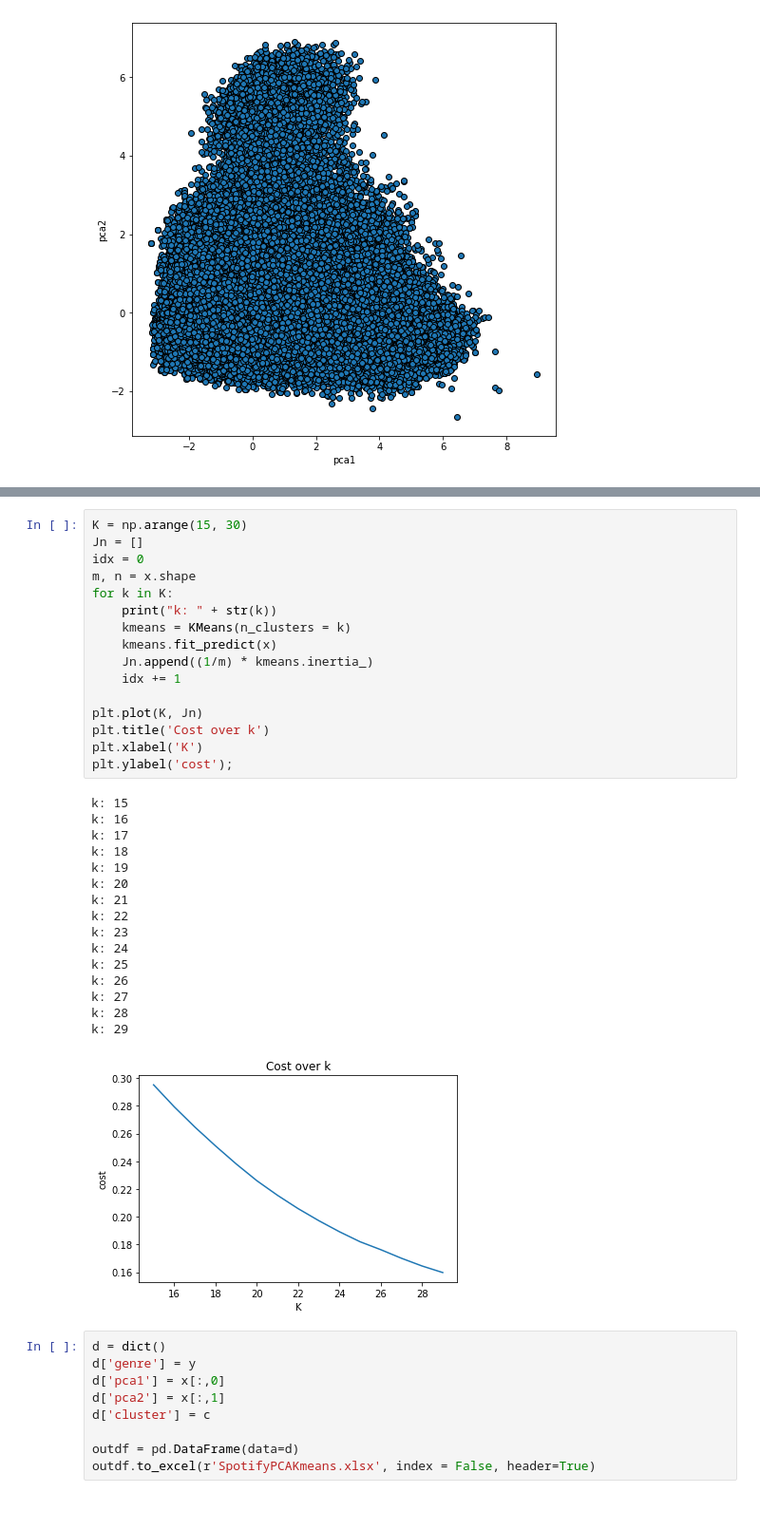
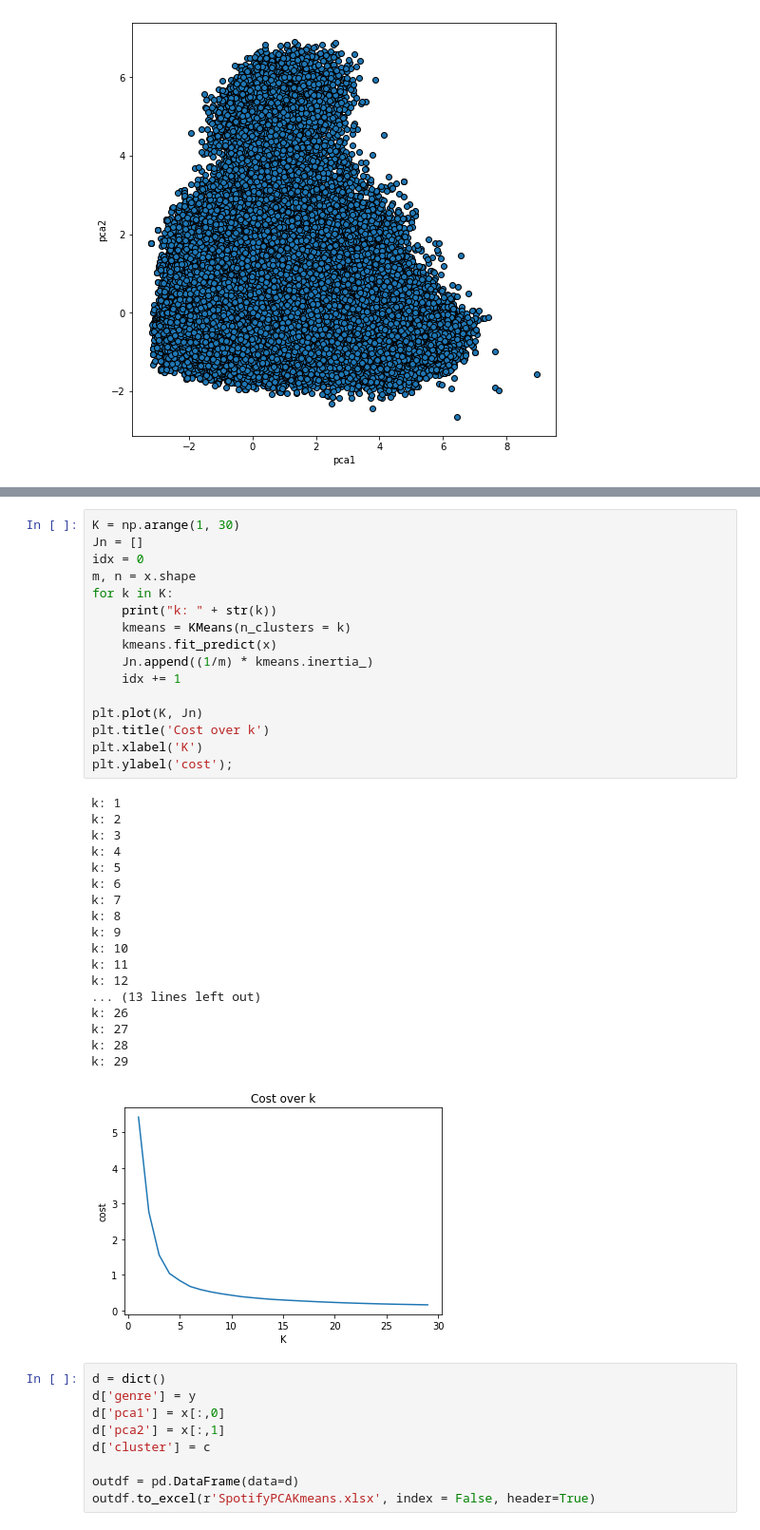
Before and after one commit to Isaac2357/SpotifySongsClustering, a Jupyter notebook: Proyecto - Algoritmo 2.ipynb, the cells around one changed output, grey strips where cells are left out. Shown at 95% size. Drawn from its saved outputs; the diff is of its cells as text.

```diff
--- a/Proyecto - Algoritmo 2.ipynb
+++ b/Proyecto - Algoritmo 2.ipynb
@@ -60,36 +58,38 @@ plt.show()
 # %%
-K = np.arange(15, 30)
+K = np.arange(1, 30)
 Jn = []
 idx = 0
 m, n = x.shape
 for k in K:
     print("k: " + str(k))
     kmeans = KMeans(n_clusters = k)
     kmeans.fit_predict(x)
     Jn.append((1/m) * kmeans.inertia_)
     idx += 1
 
 plt.plot(K, Jn)
 plt.title('Cost over k')
 plt.xlabel('K')
 plt.ylabel('cost');
 # %% [output]
-k: 15
-k: 16
-k: 17
-k: 18
-k: 19
-k: 20
-k: 21
-k: 22
-k: 23
-k: 24
-k: 25
+k: 1
+k: 2
+k: 3
+k: 4
+k: 5
+k: 6
+k: 7
+k: 8
+k: 9
+k: 10
+k: 11
+k: 12
+... (13 lines left out)
 k: 26
 k: 27
 k: 28
 k: 29
-[figure, old version]
+[figure, new version]
 # %%
 d = dict()
 d['genre'] = y
```
Also changed, not shown: parts of 3 cells of this notebook, 1 other file.
